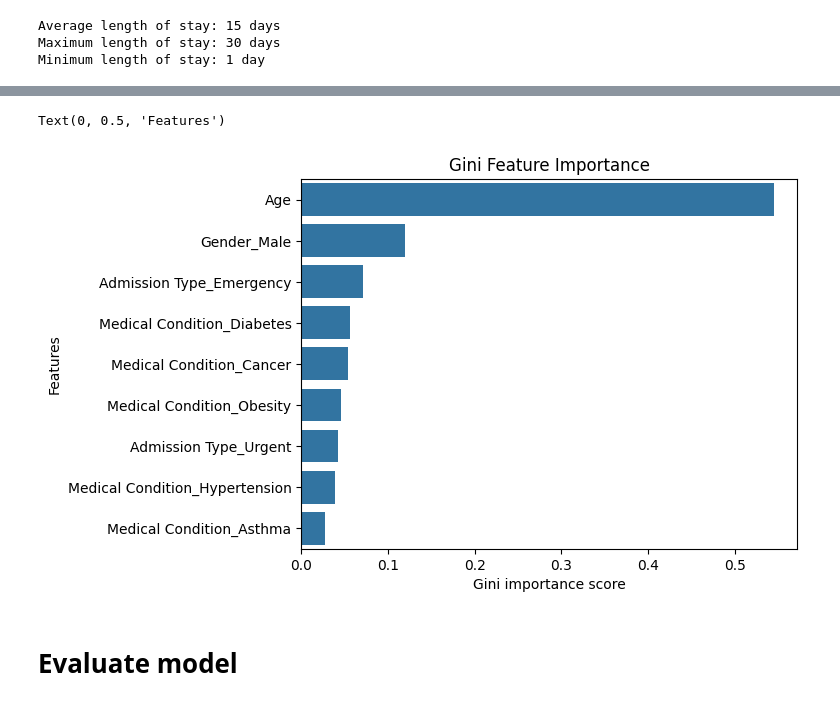
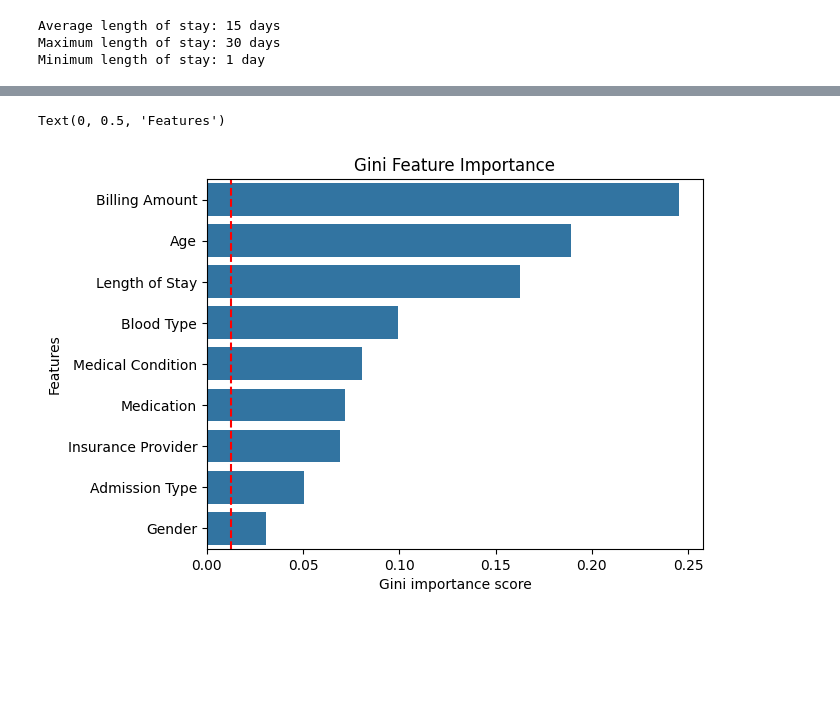
Before and after one commit to lxp974/data_science_portfolio, a Jupyter notebook: Healthcare_project/Healthcare_Feature_Engineering_Modelling.ipynb, the cells around one changed output, grey strips where cells are left out. Cells and saved outputs as stored; diff of their text form; code cells hidden in the pictures; blank space fills up the shorter version.

Commit message:
Update modelling

```diff
--- a/Healthcare_project/Healthcare_Feature_Engineering_Modelling.ipynb
+++ b/Healthcare_project/Healthcare_Feature_Engineering_Modelling.ipynb
@@ -76,6 +95,12 @@ df_encoded.head()
 # %%
 # One-hot encode categorical variables
-df_encoded = pd.get_dummies(df_encoded, columns=['Medical Condition', 'Gender', 'Admission Type'], drop_first=True, dtype=int)
+# df_encoded = pd.get_dummies(df_encoded, columns=['Medical Condition', 'Gender', 'Admission Type', 'Test Results'], drop_first=True, dtype=int)
+
+# Label encoding
+le=LabelEncoder()
+for col in df_encoded.columns:
+    if(df_encoded[col].dtype=='object'):
+        df_encoded[col]=le.fit_transform(df_encoded[col])
 # %%
 df_encoded.head()
 # %% [output]
@@ -87,0 +113,5 @@ df_encoded.head()
+# %%
+# Normalise billing amount
+scaler = MinMaxScaler()
+
+df_encoded['Billing Amount'] = scaler.fit_transform(df_encoded[['Billing Amount']])
@@ -91,5 +129,7 @@ df_encoded.head()
 # %%
 # Train/Test Split
-X = df_encoded.drop(columns=['Length of Stay'])
-y = df_encoded['Length of Stay']
-X_train, X_test, y_train, y_test = train_test_split(X, y, test_size=0.3, random_state=42)
+X = df_encoded.drop(columns=['Test Results'])
+y = df_encoded['Test Results']
+
+# y_train = y_train.to_numpy().reshape(-1, 1)
+X_train, X_test, y_train, y_test = train_test_split(X, y,test_size=0.3, random_state=42)
@@ -101,5 +136,5 @@ y.shape
 # %%
 # Train model - random forest
-rf = RandomForestRegressor(n_estimators=100, random_state=42)
+rf = RandomForestClassifier(n_estimators=100, random_state=42)
 rf.fit(X_train, y_train)
 # %% [output]
@@ -127,11 +194,14 @@ feature_imp_df
 # %%
-# Creating a seaborn bar plot of feature importance
+# Threshold for defining which features importance to drop as <5% of the highest score (i.e. Age).
+billing_importance = feature_imp_df[feature_imp_df['Feature'] == 'Billing Amount']['Gini Importance'].values[0]
+cutoff = billing_importance*0.05
+
+# Bar plot of feature importance
 sns.barplot(x=feature_imp_df['Gini Importance'],y=feature_imp_df['Feature'],data=feature_imp_df)
+plt.axvline(x=cutoff, color='red', linestyle='--')
 plt.title("Gini Feature Importance")
 plt.xlabel("Gini importance score")
 plt.ylabel("Features")
 # %% [output]
 Text(0, 0.5, 'Features')
-[figure, old version]
+[figure, new version]
-# %% [markdown]
-# Evaluate model
```
Also changed, not shown: parts of 32 cells of this notebook.
